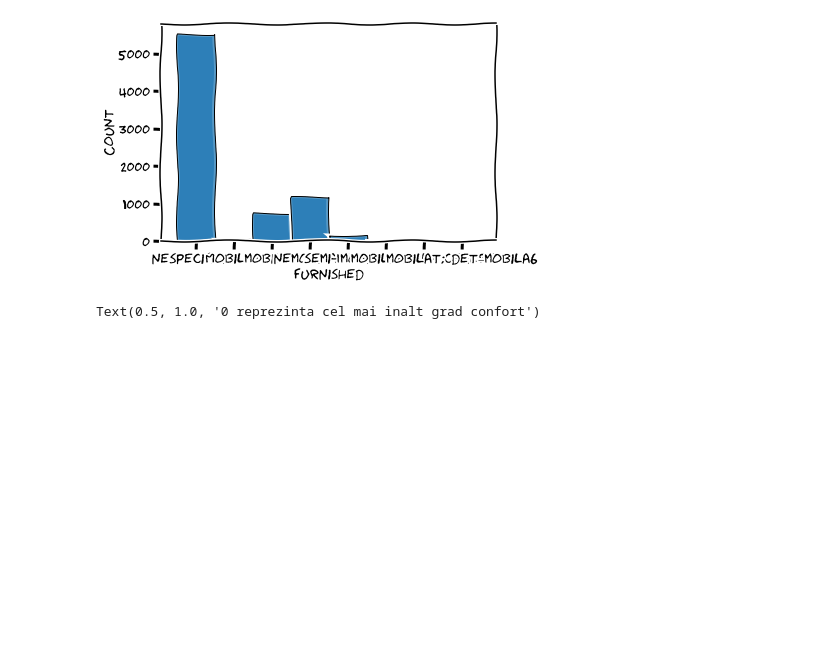
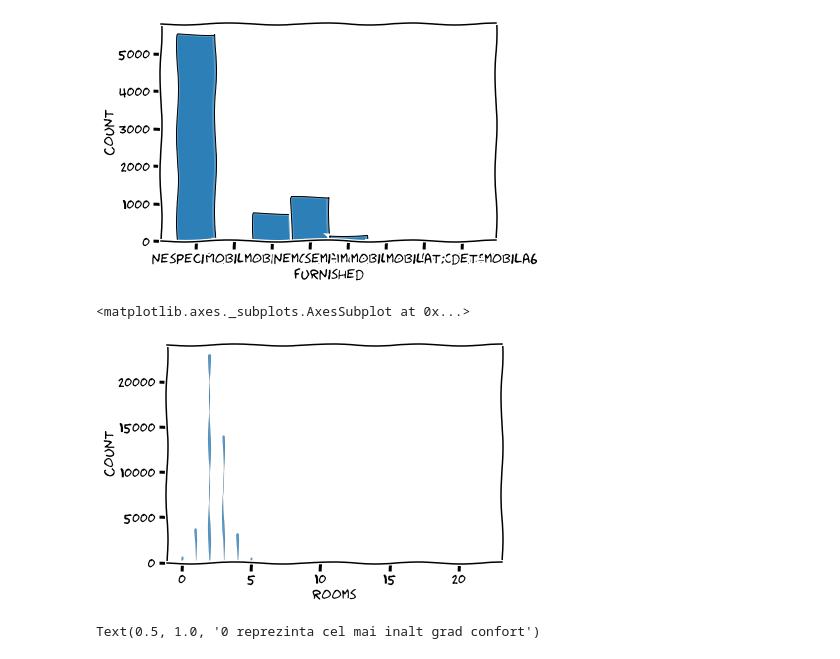
Before and after one commit to Fulea-Andrei/ProjectInfoVisualizationCourse, a Jupyter notebook: info_visualization_project.ipynb, the cells around one changed output. Cells and saved outputs as stored; diff of their text form; code cells hidden in the pictures; blank space fills up the shorter version.

```diff
--- a/info_visualization_project.ipynb
+++ b/info_visualization_project.ipynb
@@ -400,6 +387,11 @@ sns.histplot(data=national_real_estate_data,x='furnished')
 # %% [output]
 <matplotlib.axes._subplots.AxesSubplot at 0x...>
 [figure]
+# %%
+sns.histplot(data=national_real_estate_data_CLEANED,x='rooms')
+# %% [output]
+<matplotlib.axes._subplots.AxesSubplot at 0x...>
+[figure, added]
 # %%
 sns.histplot(data=national_real_estate_data_CLEANED,x='confort').set_title('0 reprezinta cel mai inalt grad confort')
 # %% [output]
```
Also changed, not shown: parts of 5 cells of this notebook.
